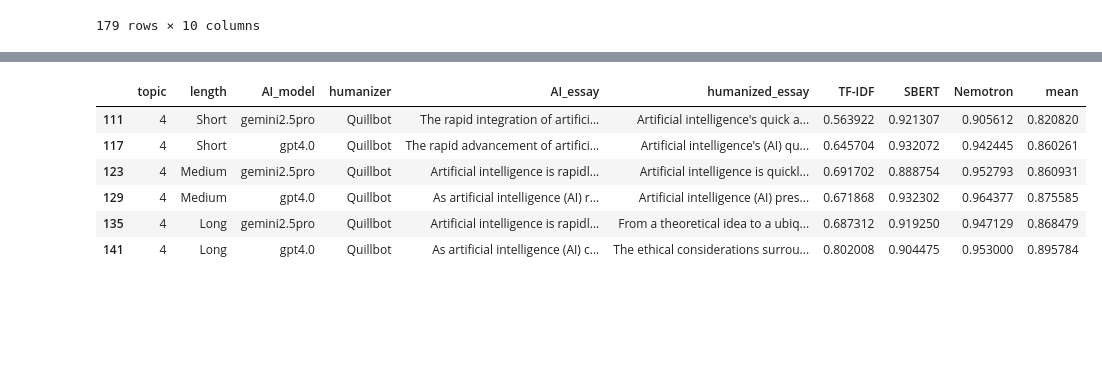
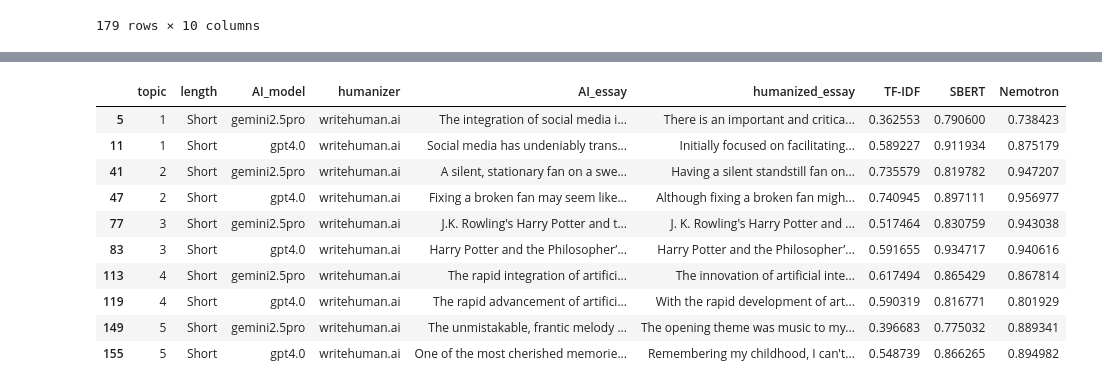
Before and after one commit to warit-tee/FYP, a Jupyter notebook: cosine-similarity/cosim-results.ipynb, the cells around one changed output, grey strips where cells are left out. Cells and saved outputs as stored; diff of their text form; code cells hidden in the pictures; blank space fills up the shorter version.

```diff
--- a/cosine-similarity/cosim-results.ipynb
+++ b/cosine-similarity/cosim-results.ipynb
@@ -452,12 +485,16 @@ df_results_filtered.sort_values(by=['Nemotron']).head(6)
 | 20 | 1 | Medium | gpt4.0 | HumanizeAI | In the digital age, social media ... | A social media platform has every... | 0.559605 | 0.865169 | 0.832259 | 0.771857 |
 | 131 | 4 | Medium | gpt4.0 | writehuman.ai | As artificial intelligence (AI) r... | The Rapid Advancement of Artifici... | 0.714369 | 0.870590 | 0.840449 | 0.817831 |
 # %%
-df_results_filtered[(df_results_filtered['humanizer'] == 'Quillbot') & (df_results_filtered['topic'] == 4)]
+df_results_filtered[(df_results_filtered['humanizer'] == 'writehuman.ai') & (df_results_filtered['length'] == 'Short')]
 # %% [output]
-|  | topic | length | AI_model | humanizer | AI_essay | humanized_essay | TF-IDF | SBERT | Nemotron | mean |
-| 111 | 4 | Short | gemini2.5pro | Quillbot | The rapid integration of artifici... | Artificial intelligence's quick a... | 0.563922 | 0.921307 | 0.905612 | 0.820820 |
-| 117 | 4 | Short | gpt4.0 | Quillbot | The rapid advancement of artifici... | Artificial intelligence's (AI) qu... | 0.645704 | 0.932072 | 0.942445 | 0.860261 |
-| 123 | 4 | Medium | gemini2.5pro | Quillbot | Artificial intelligence is rapidl... | Artificial intelligence is quickl... | 0.691702 | 0.888754 | 0.952793 | 0.860931 |
-| 129 | 4 | Medium | gpt4.0 | Quillbot | As artificial intelligence (AI) r... | Artificial intelligence (AI) pres... | 0.671868 | 0.932302 | 0.964377 | 0.875585 |
-| 135 | 4 | Long | gemini2.5pro | Quillbot | Artificial intelligence is rapidl... | From a theoretical idea to a ubiq... | 0.687312 | 0.919250 | 0.947129 | 0.868479 |
-| 141 | 4 | Long | gpt4.0 | Quillbot | As artificial intelligence (AI) c... | The ethical considerations surrou... | 0.802008 | 0.904475 | 0.953000 | 0.895784 |
+|  | topic | length | AI_model | humanizer | AI_essay | humanized_essay | TF-IDF | SBERT | Nemotron |
+| 5 | 1 | Short | gemini2.5pro | writehuman.ai | The integration of social media i... | There is an important and critica... | 0.362553 | 0.790600 | 0.738423 |
+| 11 | 1 | Short | gpt4.0 | writehuman.ai | Social media has undeniably trans... | Initially focused on facilitating... | 0.589227 | 0.911934 | 0.875179 |
+| 41 | 2 | Short | gemini2.5pro | writehuman.ai | A silent, stationary fan on a swe... | Having a silent standstill fan on... | 0.735579 | 0.819782 | 0.947207 |
+| 47 | 2 | Short | gpt4.0 | writehuman.ai | Fixing a broken fan may seem like... | Although fixing a broken fan migh... | 0.740945 | 0.897111 | 0.956977 |
+| 77 | 3 | Short | gemini2.5pro | writehuman.ai | J.K. Rowling's Harry Potter and t... | J. K. Rowling's Harry Potter and ... | 0.517464 | 0.830759 | 0.943038 |
+| 83 | 3 | Short | gpt4.0 | writehuman.ai | Harry Potter and the Philosopher’... | Harry Potter and the Philosopher’... | 0.591655 | 0.934717 | 0.940616 |
+| 113 | 4 | Short | gemini2.5pro | writehuman.ai | The rapid integration of artifici... | The innovation of artificial inte... | 0.617494 | 0.865429 | 0.867814 |
+| 119 | 4 | Short | gpt4.0 | writehuman.ai | The rapid advancement of artifici... | With the rapid development of art... | 0.590319 | 0.816771 | 0.801929 |
+| 149 | 5 | Short | gemini2.5pro | writehuman.ai | The unmistakable, frantic melody ... | The opening theme was music to my... | 0.396683 | 0.775032 | 0.889341 |
+| 155 | 5 | Short | gpt4.0 | writehuman.ai | One of the most cherished memorie... | Remembering my childhood, I can't... | 0.548739 | 0.866265 | 0.894982 |
```
Also changed, not shown: parts of 2 cells of this notebook, 3 other files.
